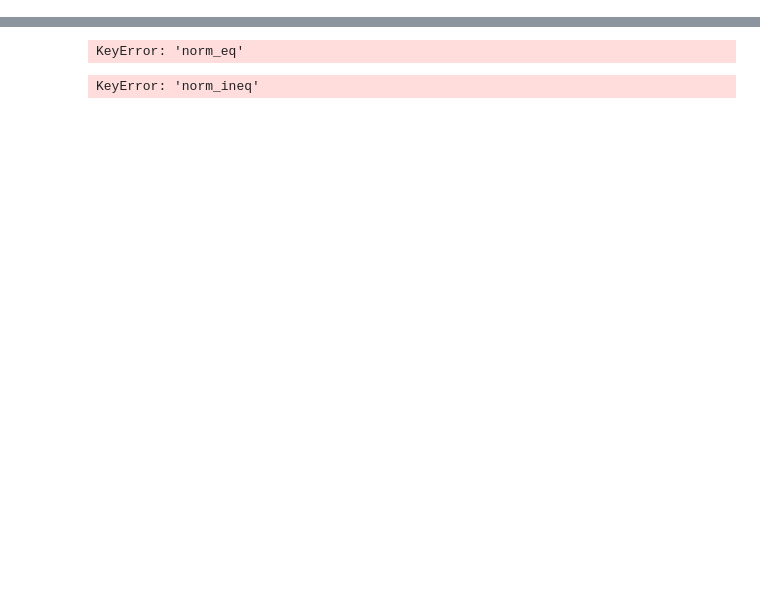
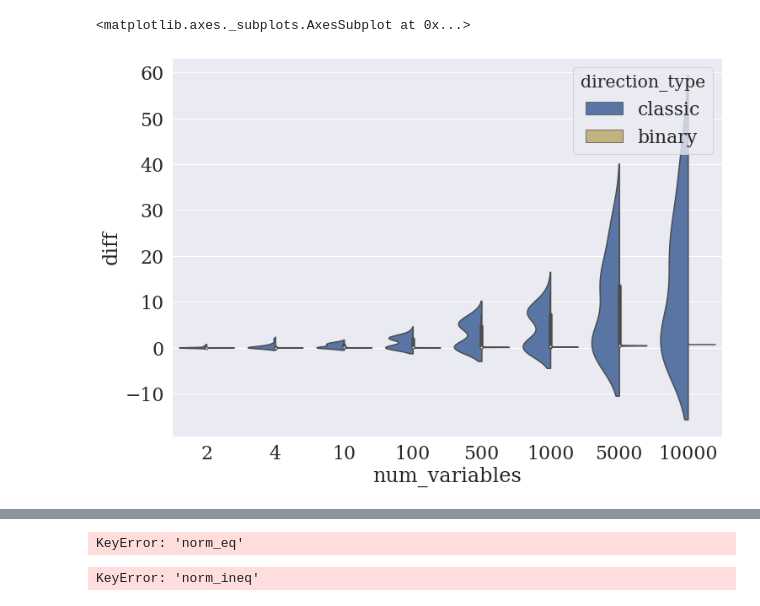
Before and after one commit to mathildebadoual/hmip, a Jupyter notebook: plots_paper.ipynb, the cells around one changed output, grey strips where cells are left out. Cells and saved outputs as stored; diff of their text form; code cells hidden in the pictures; blank space fills up the shorter version.

```diff
--- a/plots_paper.ipynb
+++ b/plots_paper.ipynb
@@ -57,0 +69,7 @@ See the caveats in the documentation: http://pandas.pydata.org/pandas-docs/stabl
+# %%
+fig, ax = plt.subplots(figsize=a4_dims)
+sns.violinplot(data=stats, x='num_variables', y='diff', scale="width",
+               palette={"classic": "b", "binary": "y"}, hue="direction_type", split=True)
+# %% [output]
+<matplotlib.axes._subplots.AxesSubplot at 0x...>
+[figure, added]
```
Also changed, not shown: parts of 10 cells of this notebook.
